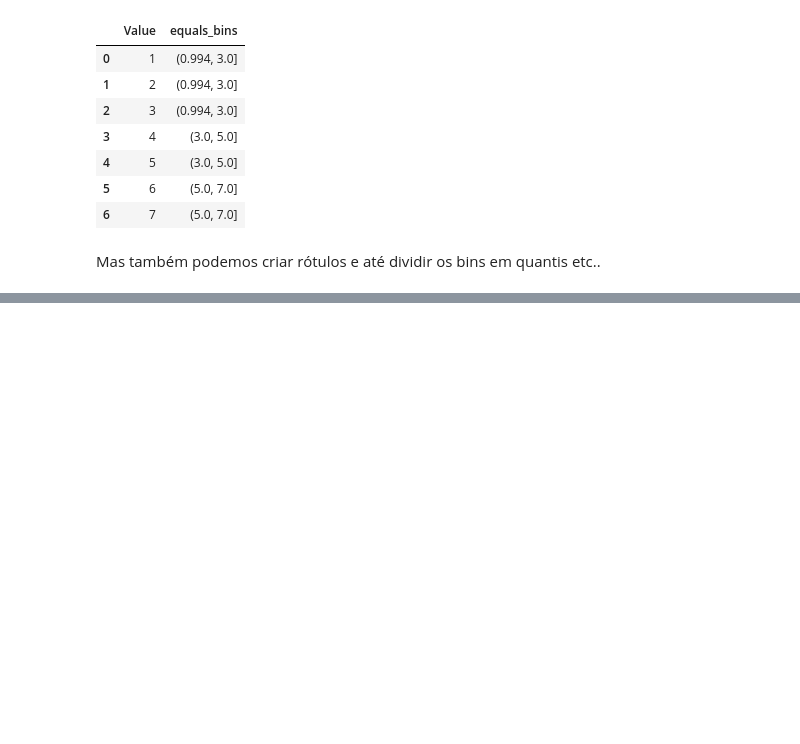
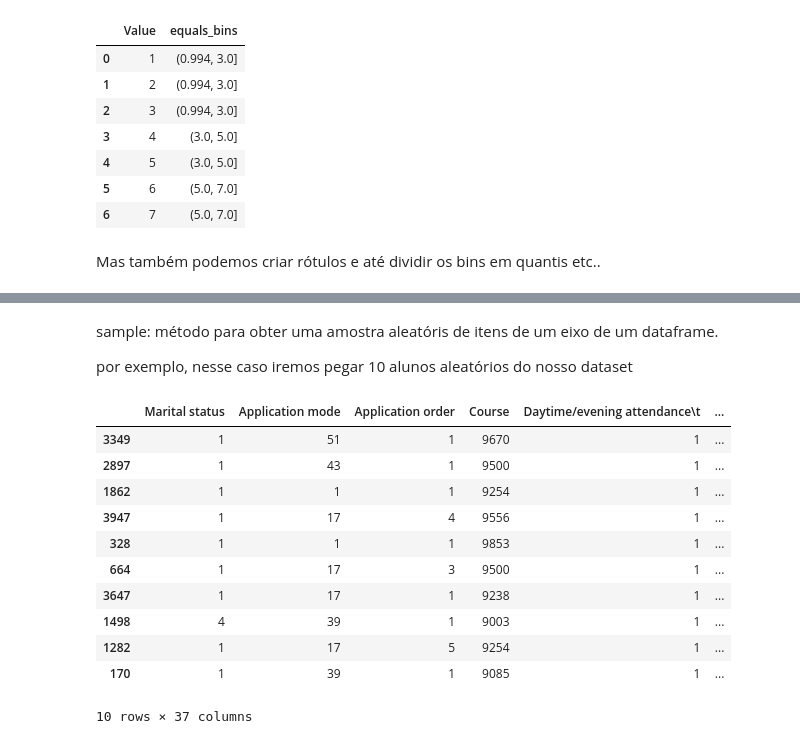
Before and after one commit to alencargthiago/Python_exercises, a Jupyter notebook: pandas_part2.ipynb, the cells around one changed output, grey strips where cells are left out. Drawn from its saved outputs; the diff is of its cells as text; code cells hidden in the pictures; blank space fills up the shorter version.

```diff
--- a/pandas_part2.ipynb
+++ b/pandas_part2.ipynb
@@ -370,0 +414,23 @@ Mas também podemos criar rótulos e até dividir os bins em quantis etc..
+# %% [markdown]
+sample: método para obter uma amostra aleatóris de itens de um eixo de um dataframe.
+
+por exemplo, nesse caso iremos pegar 10 alunos aleatórios do nosso dataset
+# %%
+#amostra de 10 estudantes
+
+stud= pd.read_csv('data.csv', sep=';')
+amostra= stud.sample(n=10)
+amostra
+# %% [output]
+|  | Marital status | Application mode | Application order | Course | Daytime/evening attendance\t | ... |
+| 3349 | 1 | 51 | 1 | 9670 | 1 | ... |
+| 2897 | 1 | 43 | 1 | 9500 | 1 | ... |
+| 1862 | 1 | 1 | 1 | 9254 | 1 | ... |
+| 3947 | 1 | 17 | 4 | 9556 | 1 | ... |
+| 328 | 1 | 1 | 1 | 9853 | 1 | ... |
+| 664 | 1 | 17 | 3 | 9500 | 1 | ... |
+| 3647 | 1 | 17 | 1 | 9238 | 1 | ... |
+| 1498 | 4 | 39 | 1 | 9003 | 1 | ... |
+| 1282 | 1 | 17 | 5 | 9254 | 1 | ... |
+| 170 | 1 | 39 | 1 | 9085 | 1 | ... |
+10 rows × 37 columns
```
Also changed, not shown: parts of 33 cells of this notebook, 10 other files.
